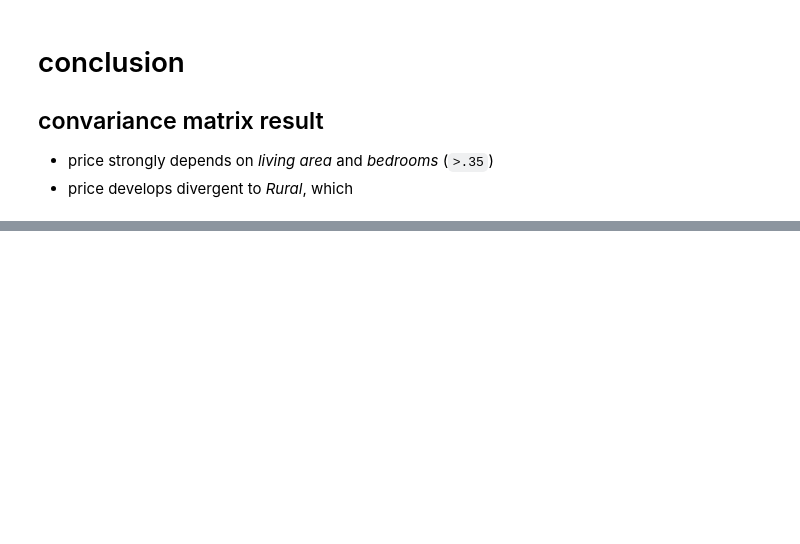
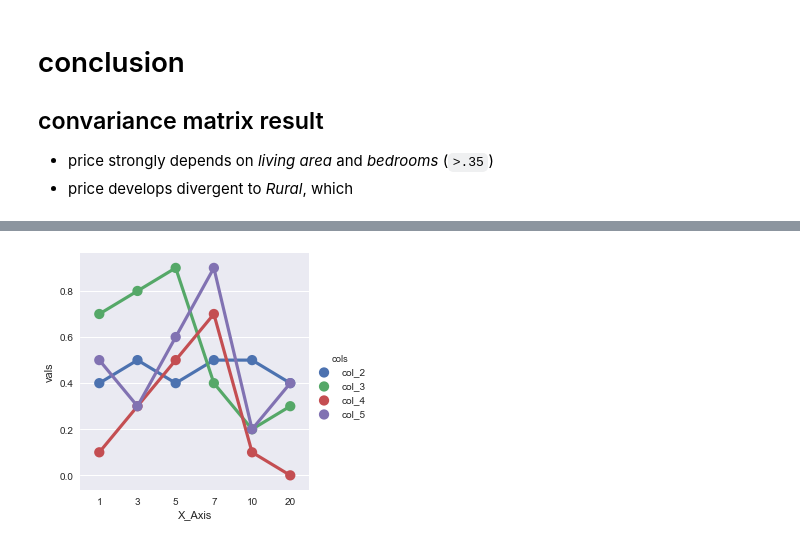
Before and after one commit to jank84/real_e, a Jupyter notebook: real estate.ipynb, the cells around one changed output, grey strips where cells are left out. Cells and saved outputs as stored; diff of their text form; code cells hidden in the pictures; blank space fills up the shorter version.

```diff
--- a/real estate.ipynb
+++ b/real estate.ipynb
@@ -95,0 +97,12 @@ sns.heatmap(data=correlation_matrix, annot=True)
+# %%
+df3 = pd.DataFrame({'X_Axis':[1,3,5,7,10,20],
+                   'col_2':[.4,.5,.4,.5,.5,.4],
+                   'col_3':[.7,.8,.9,.4,.2,.3],
+                   'col_4':[.1,.3,.5,.7,.1,.0],
+                   'col_5':[.5,.3,.6,.9,.2,.4]})
+df3
+
+df3_melt = df3.melt('X_Axis', var_name='cols',  value_name='vals')
+g = sns.factorplot(x="X_Axis", y="vals", hue='cols', data=df3_melt)
+# %% [output]
+[figure, added]
```
Also changed, not shown: parts of 12 cells of this notebook.
